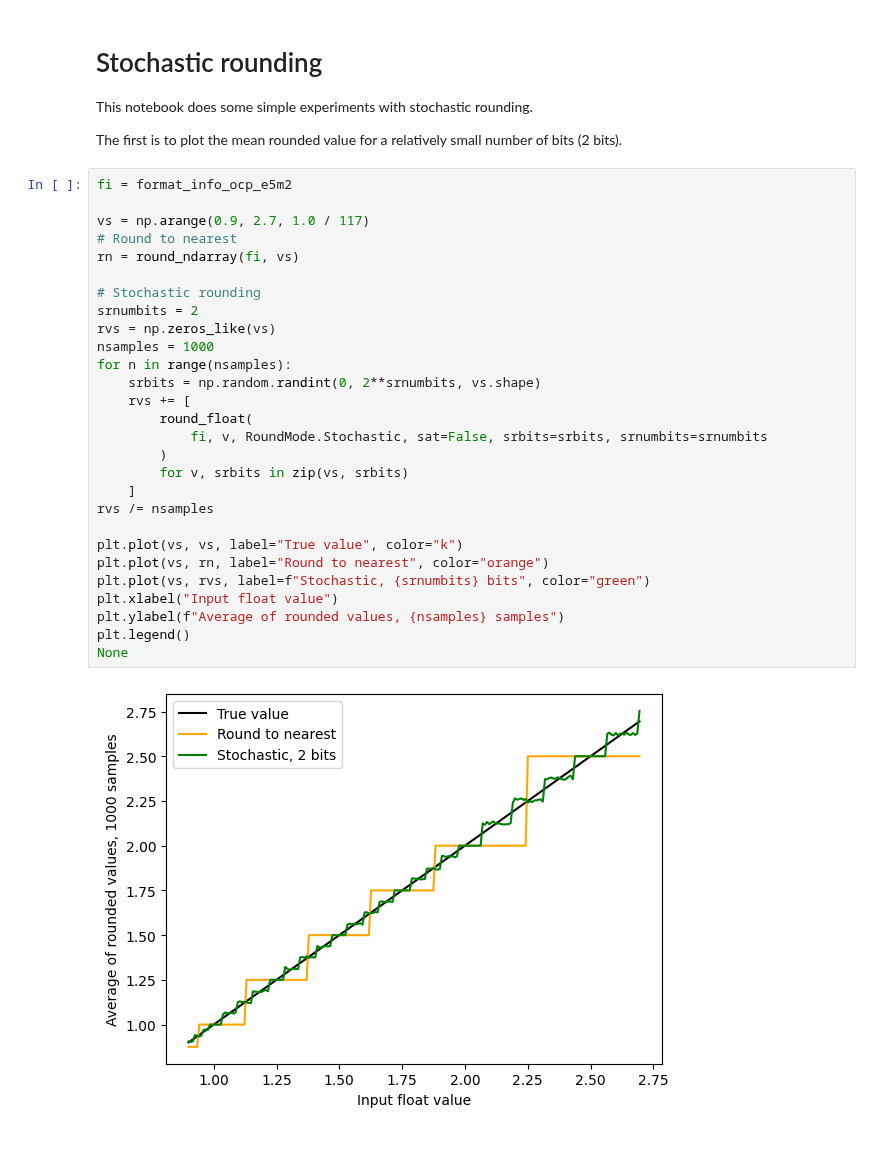
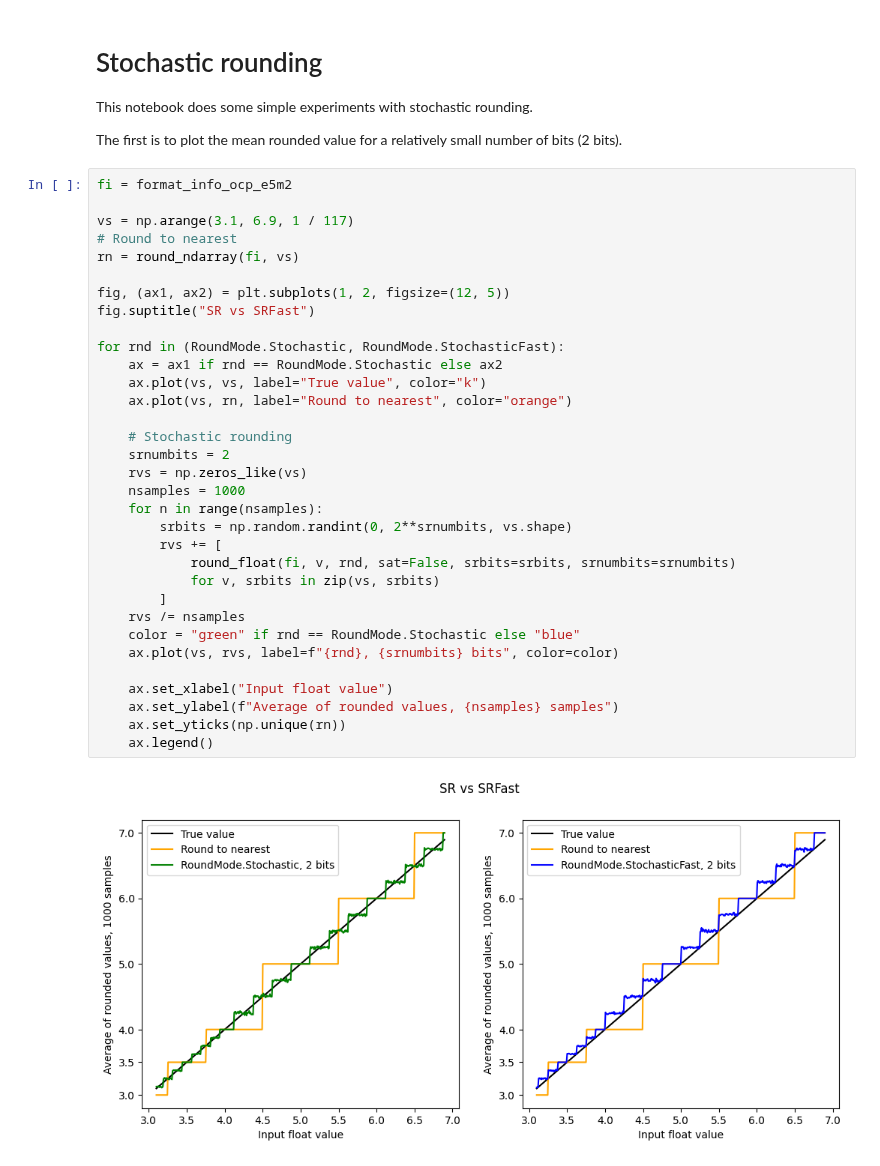
Before and after one commit to graphcore-research/gfloat, a Jupyter notebook: docs/source/05-stochastic-rounding.ipynb, the cells around one changed output. Cells and saved outputs as stored; diff of their text form.

Commit message:
Add comparison to "SRFast"

```diff
--- a/docs/source/05-stochastic-rounding.ipynb
+++ b/docs/source/05-stochastic-rounding.ipynb
@@ -14,31 +14,36 @@ The first is to plot the mean rounded value for a relatively small number of bit
 # %%
 fi = format_info_ocp_e5m2
 
-vs = np.arange(0.9, 2.7, 1.0 / 117)
+vs = np.arange(3.1, 6.9, 1 / 117)
 # Round to nearest
 rn = round_ndarray(fi, vs)
 
-# Stochastic rounding
-srnumbits = 2
-rvs = np.zeros_like(vs)
-nsamples = 1000
-for n in range(nsamples):
-    srbits = np.random.randint(0, 2**srnumbits, vs.shape)
-    rvs += [
-        round_float(
-            fi, v, RoundMode.Stochastic, sat=False, srbits=srbits, srnumbits=srnumbits
-        )
-        for v, srbits in zip(vs, srbits)
-    ]
-rvs /= nsamples
+fig, (ax1, ax2) = plt.subplots(1, 2, figsize=(12, 5))
+fig.suptitle("SR vs SRFast")
 
-plt.plot(vs, vs, label="True value", color="k")
-plt.plot(vs, rn, label="Round to nearest", color="orange")
-plt.plot(vs, rvs, label=f"Stochastic, {srnumbits} bits", color="green")
-plt.xlabel("Input float value")
-plt.ylabel(f"Average of rounded values, {nsamples} samples")
-plt.legend()
-None
+for rnd in (RoundMode.Stochastic, RoundMode.StochasticFast):
+    ax = ax1 if rnd == RoundMode.Stochastic else ax2
+    ax.plot(vs, vs, label="True value", color="k")
+    ax.plot(vs, rn, label="Round to nearest", color="orange")
+
+    # Stochastic rounding
+    srnumbits = 2
+    rvs = np.zeros_like(vs)
+    nsamples = 1000
+    for n in range(nsamples):
+        srbits = np.random.randint(0, 2**srnumbits, vs.shape)
+        rvs += [
+            round_float(fi, v, rnd, sat=False, srbits=srbits, srnumbits=srnumbits)
+            for v, srbits in zip(vs, srbits)
+        ]
+    rvs /= nsamples
+    color = "green" if rnd == RoundMode.Stochastic else "blue"
+    ax.plot(vs, rvs, label=f"{rnd}, {srnumbits} bits", color=color)
+
+    ax.set_xlabel("Input float value")
+    ax.set_ylabel(f"Average of rounded values, {nsamples} samples")
+    ax.set_yticks(np.unique(rn))
+    ax.legend()
 # %% [output]
-[figure, old version]
+[figure, new version]
 # %% [markdown]
```
Also changed, not shown: parts of 3 cells of this notebook, 2 other files.
